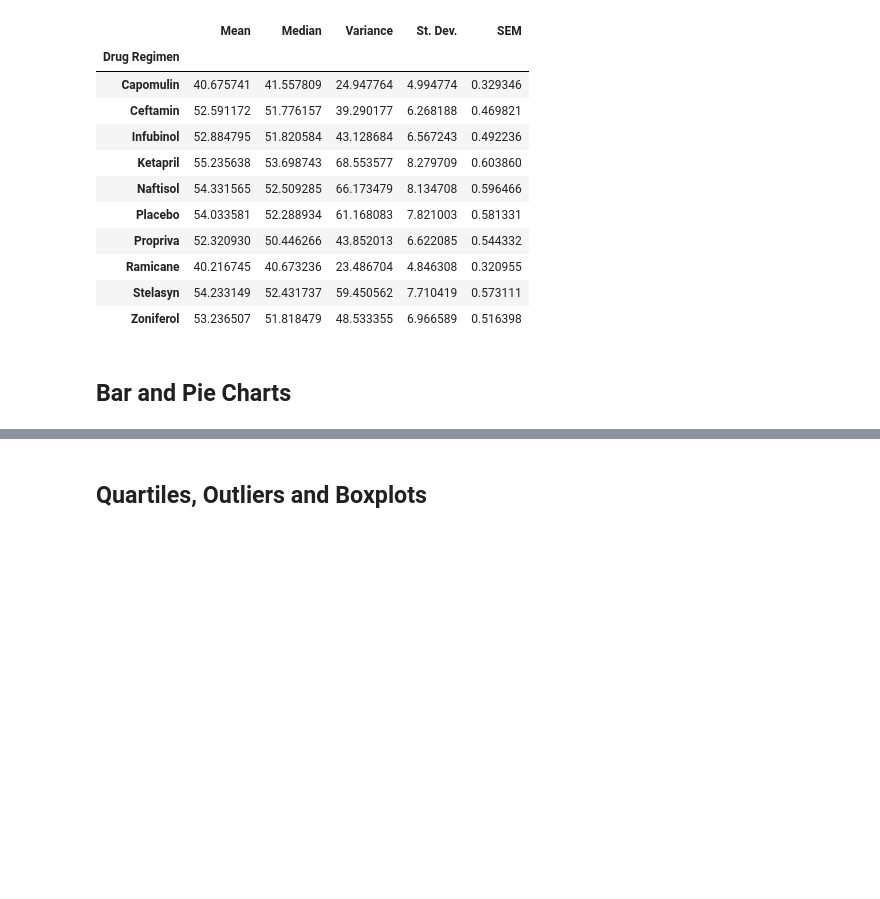
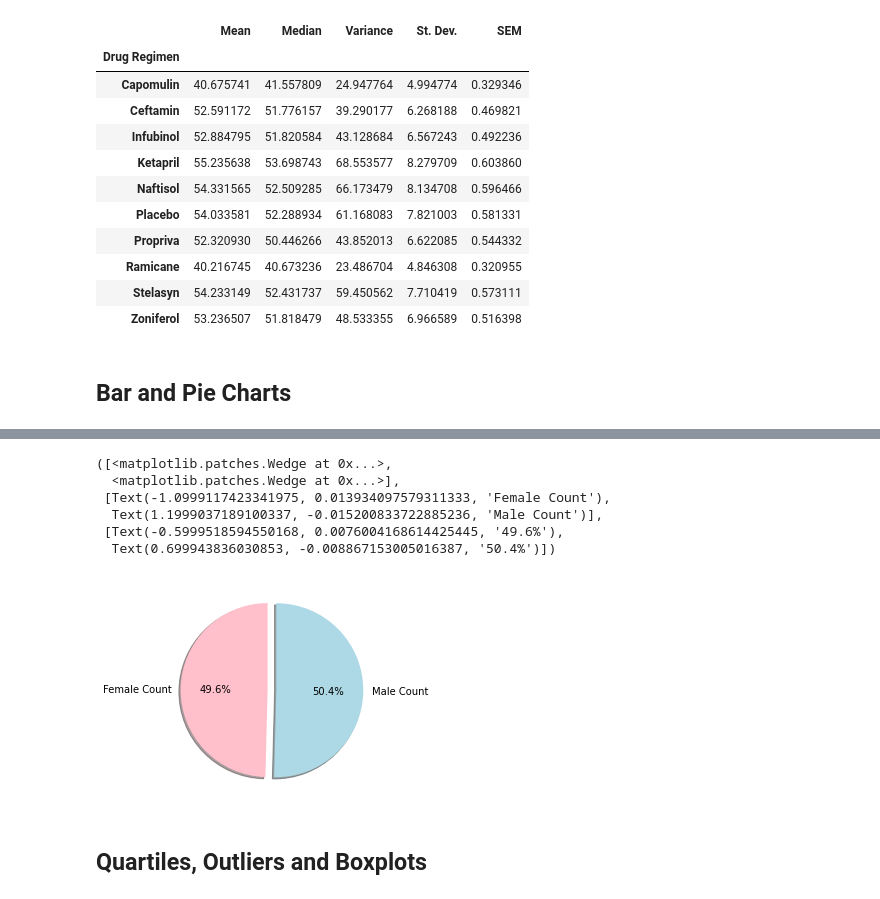
Before and after one commit to Grwat33/Matplotlib-challenge, a Jupyter notebook: Pymaceuticals/pymaceuticals_starter.ipynb, the cells around one changed output, grey strips where cells are left out. Drawn from its saved outputs; the diff is of its cells as text; code cells hidden in the pictures; blank space fills up the shorter version.

```diff
--- a/Pymaceuticals/pymaceuticals_starter.ipynb
+++ b/Pymaceuticals/pymaceuticals_starter.ipynb
@@ -201,5 +215,18 @@ AttributeError: 'DataFrameGroupBy' object has no attribute 'groupby'
 # %%
 # Generate a pie plot showing the distribution of female versus male mice using pyplot
+colors = ['pink', 'lightblue']
+labels = ['Female Count', 'Male Count']
+explode = [0, .1]
+plt.pie(distribution, labels=labels, colors=colors, explode=explode,
+        autopct="%1.1f%%", shadow=True, startangle=90)
+# %% [output]
+([<matplotlib.patches.Wedge at 0x...>,
+  <matplotlib.patches.Wedge at 0x...>],
+ [Text(-1.0999117423341975, 0.013934097579311333, 'Female Count'),
+  Text(1.1999037189100337, -0.015200833722885236, 'Male Count')],
+ [Text(-0.5999518594550168, 0.0076004168614425445, '49.6%'),
+  Text(0.699943836030853, -0.008867153005016387, '50.4%')])
+[figure, added]
 # %% [markdown]
 ## Quartiles, Outliers and Boxplots
 # %%
```
Also changed, not shown: parts of 10 cells of this notebook.
